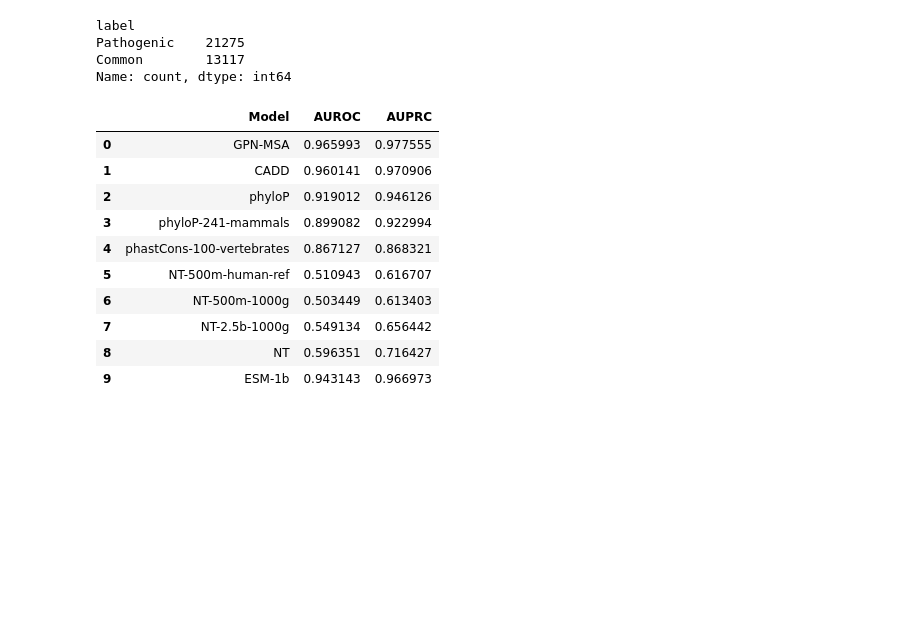
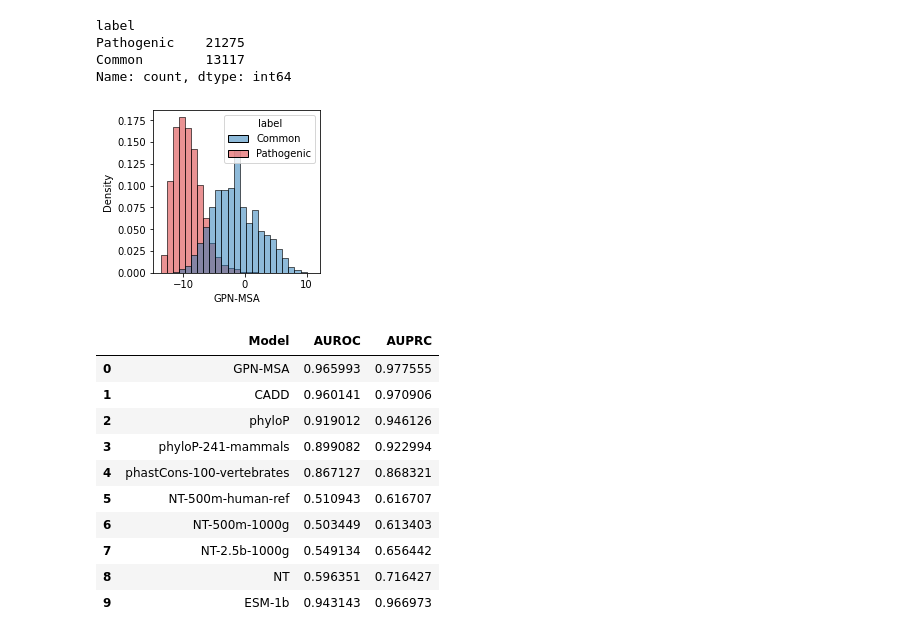
Before and after one commit to songlab-cal/gpn, a Jupyter notebook: analysis/human/workflow/notebooks/vep.ipynb, the cells around one changed output. Saved outputs shown, nothing was run; the diff lists cells and outputs as text; code cells hidden in the pictures; blank space fills up the shorter version.

Commit message:
Add histograms

```diff
--- a/analysis/human/workflow/notebooks/vep.ipynb
+++ b/analysis/human/workflow/notebooks/vep.ipynb
@@ -269,6 +269,25 @@ label
 Pathogenic    21275
 Common        13117
 Name: count, dtype: int64
+# %%
+def histplot_label(V, save_path=None):
+    plt.figure(figsize=(3,3))
+    sns.histplot(
+        data=V,
+        x="GPN-MSA",
+        hue="label",
+        bins=25,
+        stat="density",
+        common_norm=False,
+        common_bins=True,
+        palette=dict(Common="C0", Pathogenic="C3", Frequent="C3", Rare="C3"),
+    )
+    if save_path is not None:
+        plt.savefig(plot_dir + save_path, bbox_inches="tight")
+# %%
+histplot_label(V_clinvar, save_path="hist_clinvar.svg")
+# %% [output]
+[figure, added]
 # %%
 rows = []
 for m in dataset_models["ClinVar"]:
```
Also changed, not shown: parts of 4 cells of this notebook.
